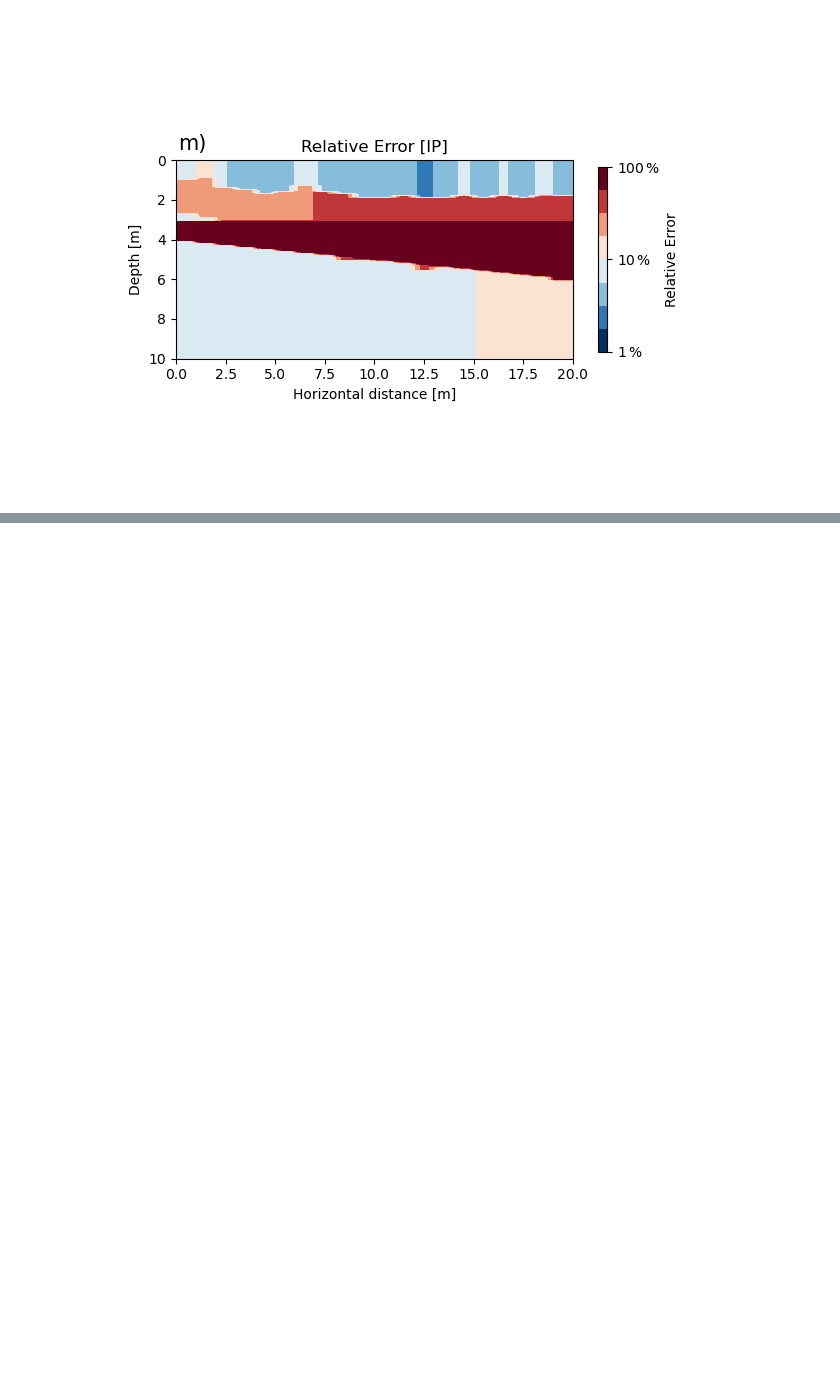
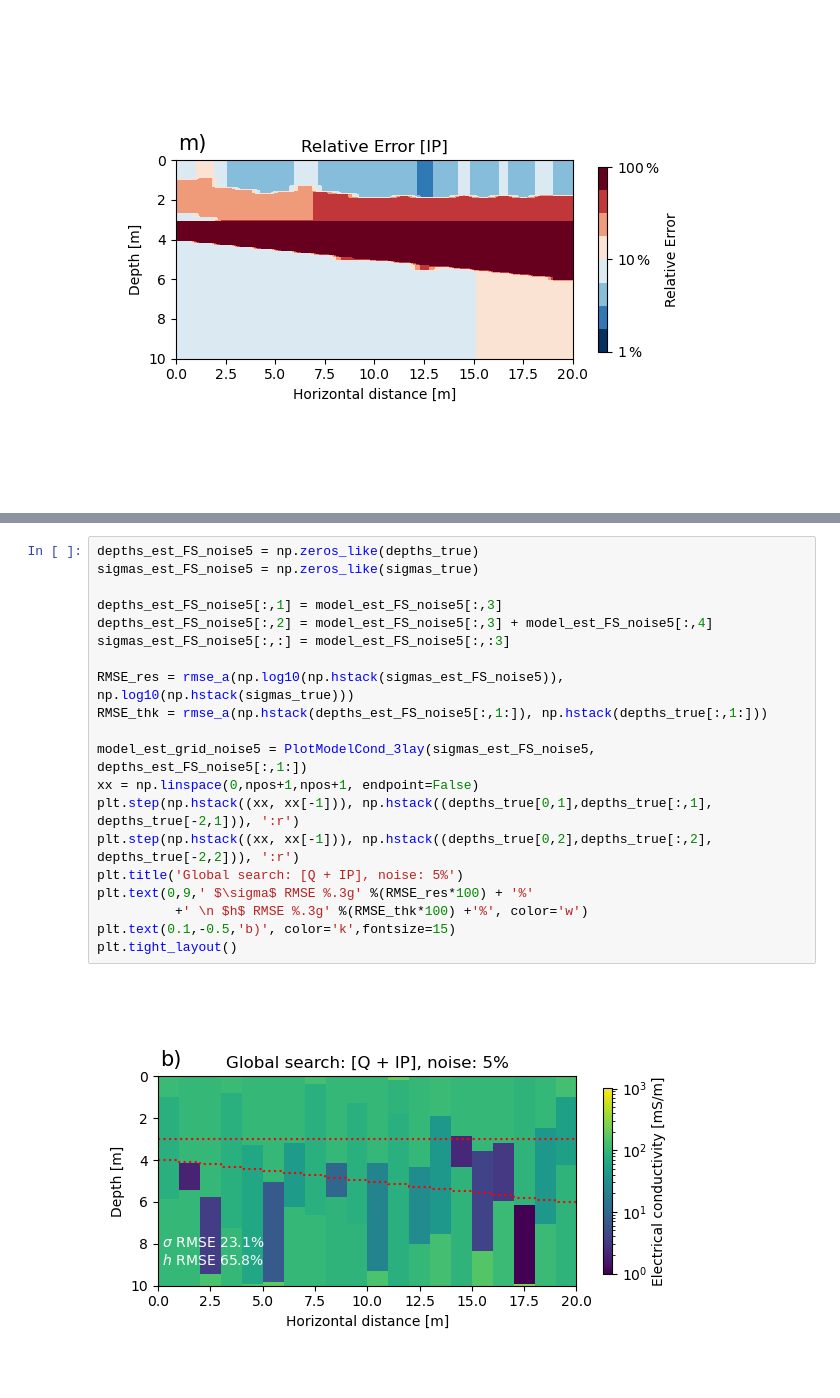
Before and after one commit to mariacarrizo/InvEM-ML, a Jupyter notebook: Synth-3Layer/Notebooks/3Layer-Copy1.ipynb, the cells around one changed output, grey strips where cells are left out. Cells and saved outputs as stored; diff of their text form; blank space fills up the shorter version.

```diff
--- a/Synth-3Layer/Notebooks/3Layer-Copy1.ipynb
+++ b/Synth-3Layer/Notebooks/3Layer-Copy1.ipynb
@@ -516,0 +567,22 @@ Text(0, 0.5, 'Depth [m]')
+# %%
+depths_est_FS_noise5 = np.zeros_like(depths_true)
+sigmas_est_FS_noise5 = np.zeros_like(sigmas_true)
+
+depths_est_FS_noise5[:,1] = model_est_FS_noise5[:,3]
+depths_est_FS_noise5[:,2] = model_est_FS_noise5[:,3] + model_est_FS_noise5[:,4]
+sigmas_est_FS_noise5[:,:] = model_est_FS_noise5[:,:3]
+
+RMSE_res = rmse_a(np.log10(np.hstack(sigmas_est_FS_noise5)), np.log10(np.hstack(sigmas_true)))
+RMSE_thk = rmse_a(np.hstack(depths_est_FS_noise5[:,1:]), np.hstack(depths_true[:,1:]))
+
+model_est_grid_noise5 = PlotModelCond_3lay(sigmas_est_FS_noise5, depths_est_FS_noise5[:,1:])
+xx = np.linspace(0,npos+1,npos+1, endpoint=False)
+plt.step(np.hstack((xx, xx[-1])), np.hstack((depths_true[0,1],depths_true[:,1], depths_true[-2,1])), ':r')
+plt.step(np.hstack((xx, xx[-1])), np.hstack((depths_true[0,2],depths_true[:,2], depths_true[-2,2])), ':r')
+plt.title('Global search: [Q + IP], noise: 5%')
+plt.text(0,9,' $\sigma$ RMSE %.3g' %(RMSE_res*100) + '%'
+          +' \n $h$ RMSE %.3g' %(RMSE_thk*100) +'%', color='w')
+plt.text(0.1,-0.5,'b)', color='k',fontsize=15)
+plt.tight_layout()
+# %% [output]
+[figure, added]
```
Also changed, not shown: parts of 8 cells of this notebook, 4 other files.
